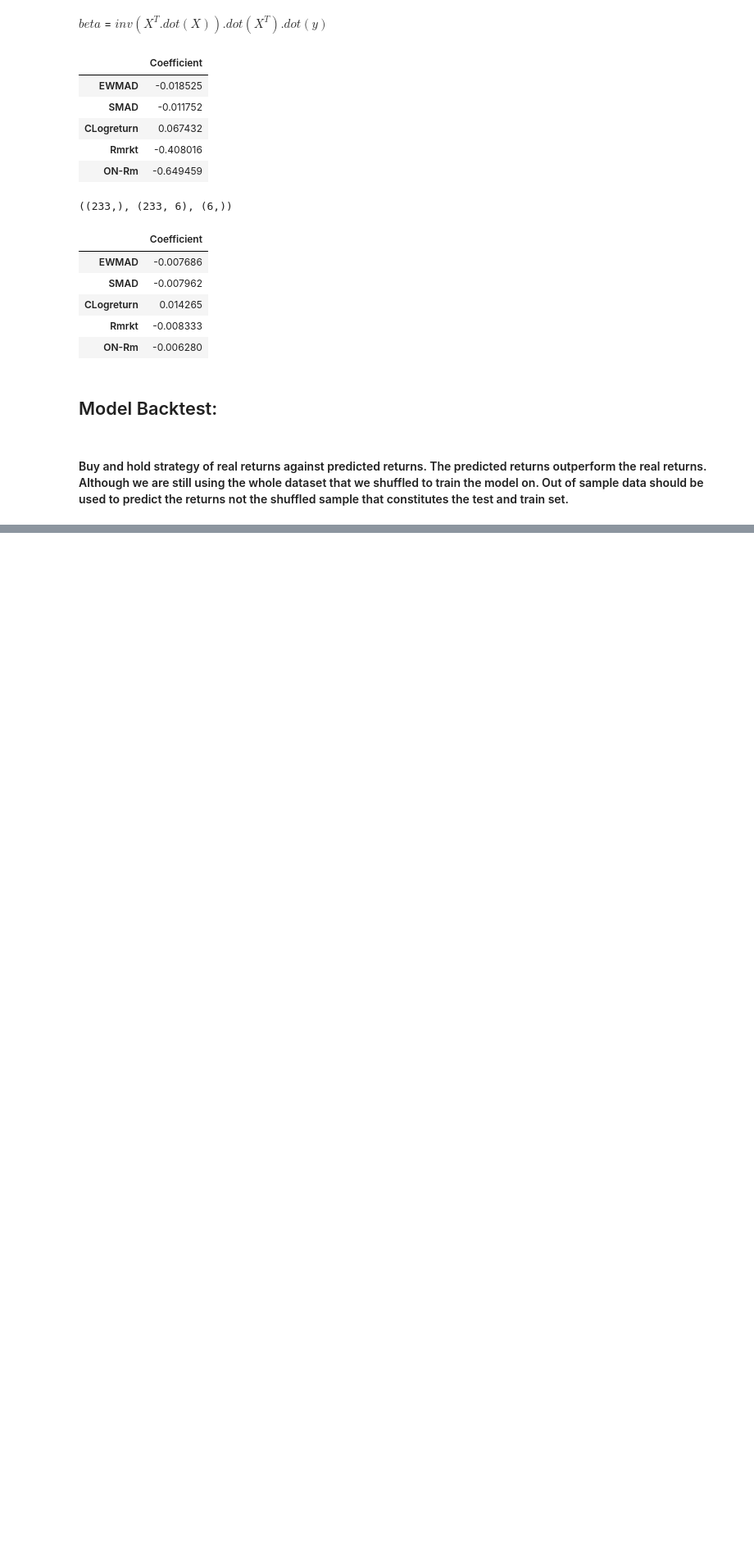
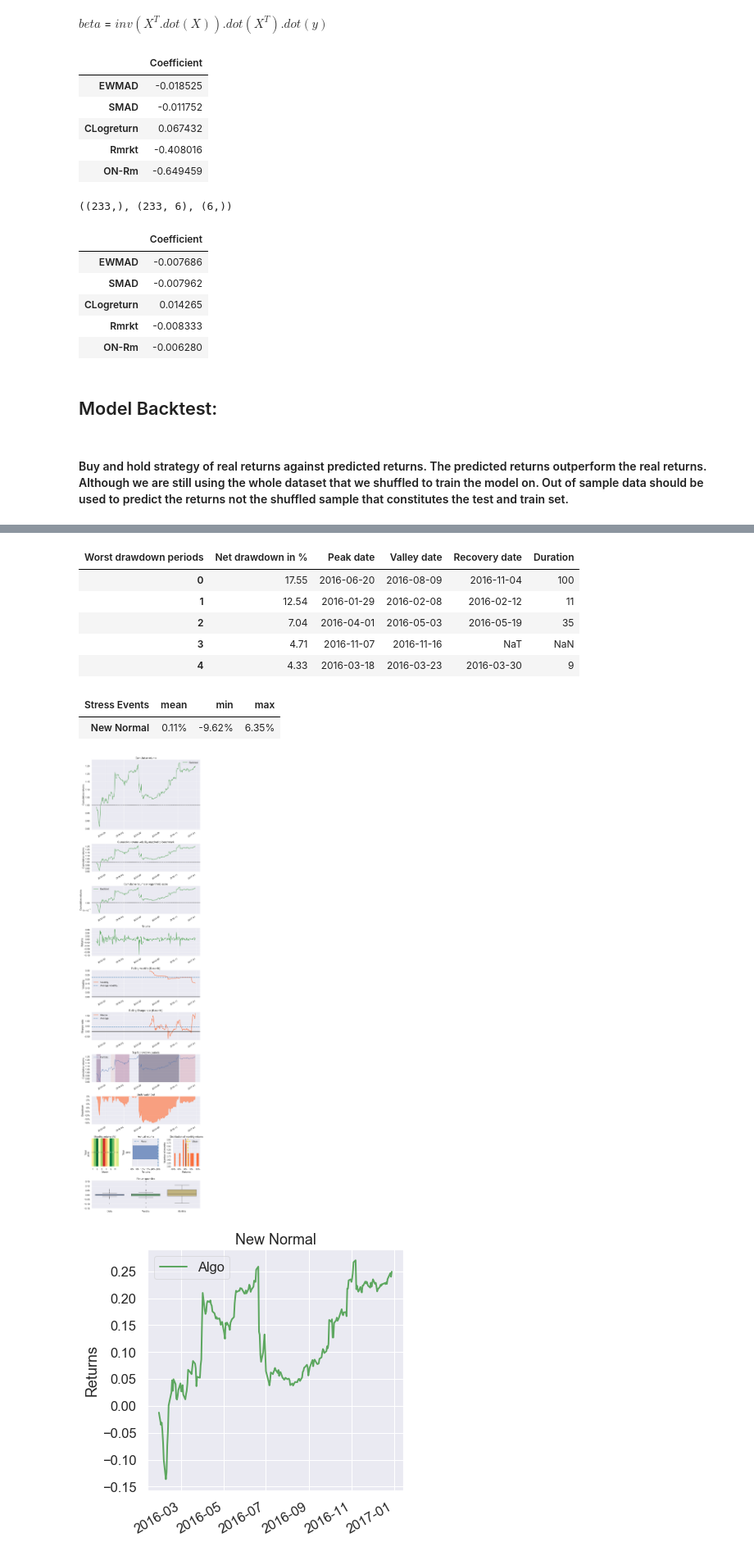
Before and after one commit to firobeid/Fintech-machine-learning, a Jupyter notebook: Continuous-Variable-Prediction(US.Stock Prices).ipynb, the cells around one changed output, grey strips where cells are left out. Shown at 82% size. Saved outputs shown, nothing was run; the diff lists cells and outputs as text; code cells hidden in the pictures; blank space fills up the shorter version.

```diff
--- a/Continuous-Variable-Prediction(US.Stock Prices).ipynb
+++ b/Continuous-Variable-Prediction(US.Stock Prices).ipynb
@@ -375,0 +408,3 @@ plt.show()
+# %%
+pf.create_full_tear_sheet(stock.ONReturns_y)
+# %% [output]
@@ -375,0 +428,10 @@ plt.show()
+| Worst drawdown periods | Net drawdown in % | Peak date | Valley date | Recovery date | Duration |
+| 0 | 17.55 | 2016-06-20 | 2016-08-09 | 2016-11-04 | 100 |
+| 1 | 12.54 | 2016-01-29 | 2016-02-08 | 2016-02-12 | 11 |
+| 2 | 7.04 | 2016-04-01 | 2016-05-03 | 2016-05-19 | 35 |
+| 3 | 4.71 | 2016-11-07 | 2016-11-16 | NaT | NaN |
+| 4 | 4.33 | 2016-03-18 | 2016-03-23 | 2016-03-30 | 9 |
+| Stress Events | mean | min | max |
+| New Normal | 0.11% | -9.62% | 6.35% |
+[figure, added]
+[figure, added]
```
Also changed, not shown: parts of 4 cells of this notebook.
